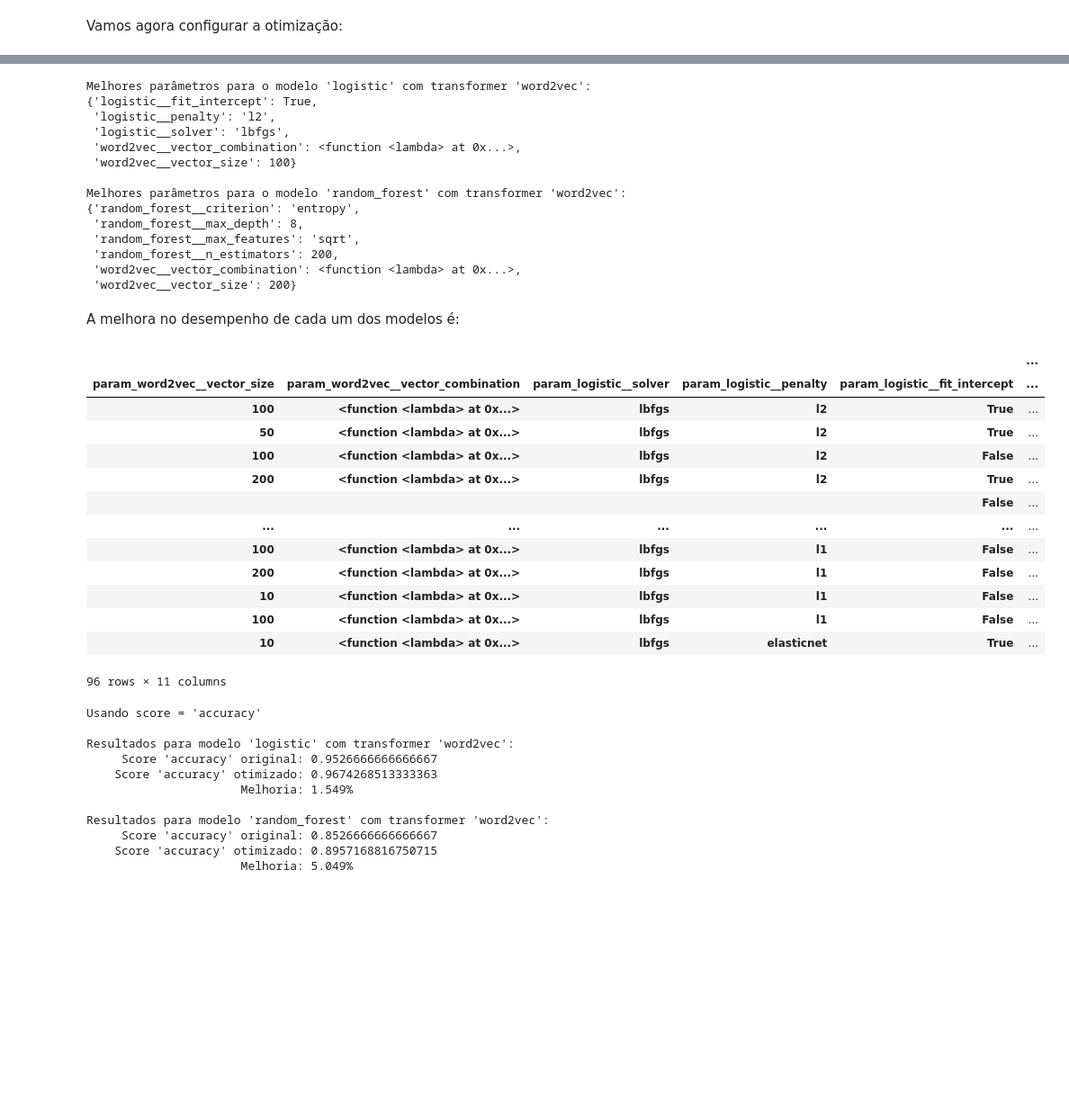
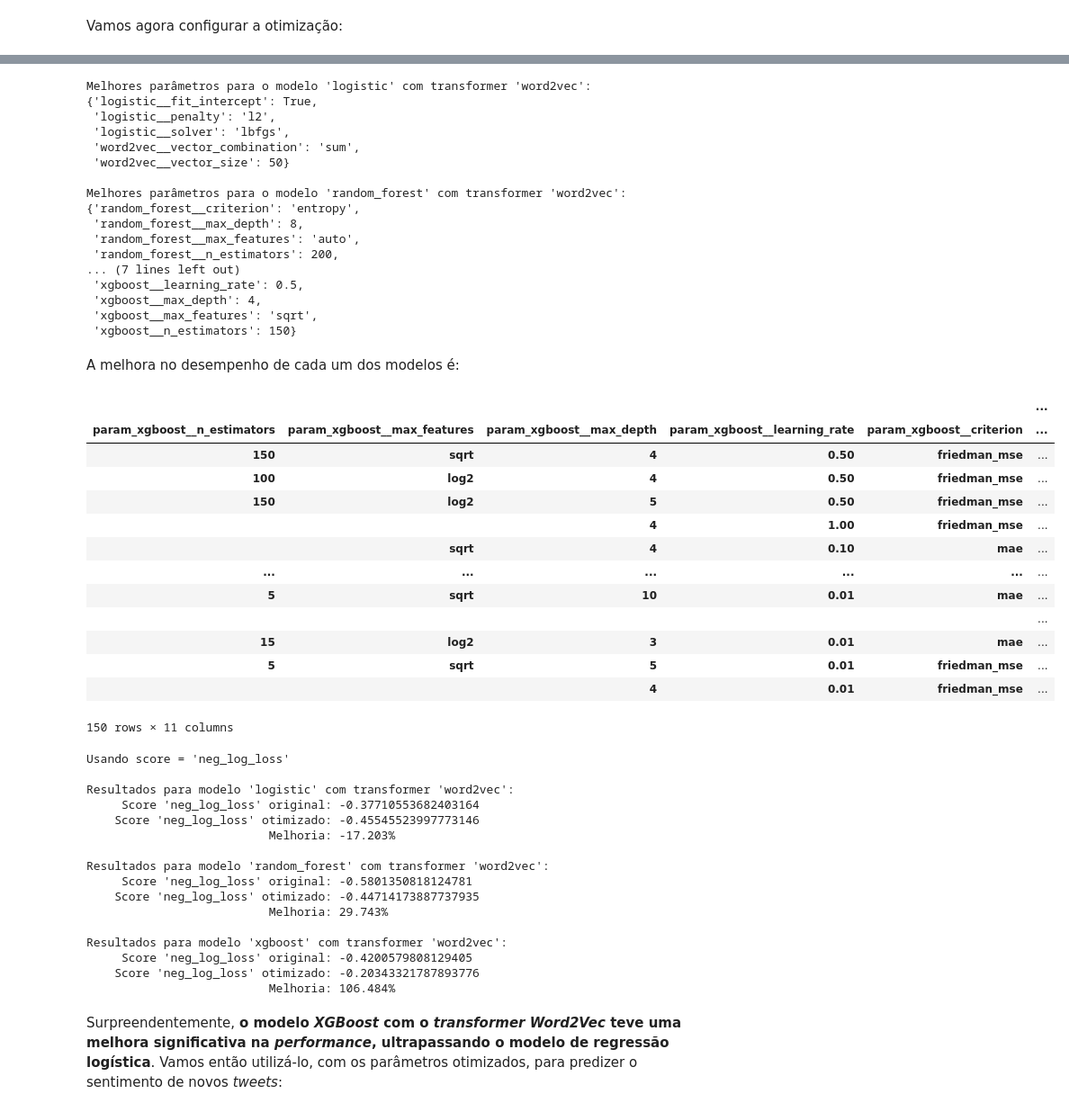
Before and after one commit to flimao/analise-sentimento-twitter, a Jupyter notebook: notebooks_models/4_train.ipynb, the cells around one changed output, grey strips where cells are left out. Shown at 90% size. Cells and saved outputs as stored; diff of their text form; code cells hidden in the pictures; blank space fills up the shorter version.

```diff
--- a/notebooks_models/4_train.ipynb
+++ b/notebooks_models/4_train.ipynb
@@ -220,7 +220,7 @@ pipeline_estimadores = {
     'logistic': LogisticRegression(random_state = random_seed),
     'random_forest': RandomForestClassifier(random_state = random_seed),
     'adaboost': AdaBoostClassifier(random_state = random_seed),
-    'xgboost': XGBClassifier(random_state = random_seed, eval_metric = 'logloss'),
+    'xgboost': XGBClassifier(random_state = random_seed, eval_metric = 'logloss', use_label_encoder = False),
 }
 # %% [markdown]
 #### Preparação do *pipeline*
@@ -456,10 +467,7 @@ otimizacoes = dict(
     ),
     word2vec = dict(
         vector_size = [10, 50, 100, 200],
-        vector_combination = [
-            lambda x: np.sum(x, axis = 0),
-            lambda x: np.mean(x, axis = 0)
-        ],
+        vector_combination = [ 'sum', 'mean' ],
     ),
     doc2vec = dict(
         vector_size = [10, 50, 100, 200],
@@ -490,7 +498,7 @@ from pprint import pprint
 
 # para cada nome de modelo a ser otimizado, haverá um dicionário com a configuração da otimização
 
-nomes_modelos = [ 'logistic.word2vec', 'random_forest.word2vec' ]
+nomes_modelos = [ 'logistic.word2vec', 'random_forest.word2vec', 'xgboost.word2vec']
 
 params = {}
 
@@ -524,7 +545,10 @@ pprint(params)
 from sklearn.model_selection import StratifiedKFold, RandomizedSearchCV
 from datetime import datetime as dt
 
-nome_score = 'accuracy'
+nome_score = 'neg_log_loss' # por que negativada? funções de perda tem seu ótimo no ponto de mínimo.
+                            # a negativação transforma o ponto ótimo no ponto de máximo,
+                            # o que é consistente com as outras métricas de desempenho
+                            # disponíveis no scikit-learn
 searchers = {}
 
 cv = StratifiedKFold(
@@ -587,16 +640,19 @@ Melhores parâmetros para o modelo 'logistic' com transformer 'word2vec':
 {'logistic__fit_intercept': True,
  'logistic__penalty': 'l2',
  'logistic__solver': 'lbfgs',
- 'word2vec__vector_combination': <function <lambda> at 0x...>,
- 'word2vec__vector_size': 100}
+ 'word2vec__vector_combination': 'sum',
+ 'word2vec__vector_size': 50}
 
 Melhores parâmetros para o modelo 'random_forest' com transformer 'word2vec':
 {'random_forest__criterion': 'entropy',
  'random_forest__max_depth': 8,
- 'random_forest__max_features': 'sqrt',
+ 'random_forest__max_features': 'auto',
  'random_forest__n_estimators': 200,
- 'word2vec__vector_combination': <function <lambda> at 0x...>,
- 'word2vec__vector_size': 200}
+... (7 lines left out)
+ 'xgboost__learning_rate': 0.5,
+ 'xgboost__max_depth': 4,
+ 'xgboost__max_features': 'sqrt',
+ 'xgboost__n_estimators': 150}
 # %% [markdown]
 A melhora no desempenho de cada um dos modelos é:
 # %%
@@ -607,22 +663,22 @@ for nome_modelo, searcher in searchers.items():
     rsdf = rsdf.set_index([ col for col in rsdf.columns if col.startswith('param_') ])
     cvresults[nome_modelo] = rsdf.sort_values(by = 'rank_test_score')
 # %%
-cvresults['logistic.word2vec']
+cvresults['xgboost.word2vec'].dropna()
 # %% [output]
 |  |  |  |  |  | ... |
-| param_word2vec__vector_size | param_word2vec__vector_combination | param_logistic__solver | param_logistic__penalty | param_logistic__fit_intercept | ... |
-| 100 | <function <lambda> at 0x...> | lbfgs | l2 | True | ... |
-| 50 | <function <lambda> at 0x...> | lbfgs | l2 | True | ... |
-| 100 | <function <lambda> at 0x...> | lbfgs | l2 | False | ... |
-| 200 | <function <lambda> at 0x...> | lbfgs | l2 | True | ... |
-|  |  |  |  | False | ... |
+| param_xgboost__n_estimators | param_xgboost__max_features | param_xgboost__max_depth | param_xgboost__learning_rate | param_xgboost__criterion | ... |
+| 150 | sqrt | 4 | 0.50 | friedman_mse | ... |
+| 100 | log2 | 4 | 0.50 | friedman_mse | ... |
+| 150 | log2 | 5 | 0.50 | friedman_mse | ... |
+|  |  | 4 | 1.00 | friedman_mse | ... |
+|  | sqrt | 4 | 0.10 | mae | ... |
 | ... | ... | ... | ... | ... | ... |
-| 100 | <function <lambda> at 0x...> | lbfgs | l1 | False | ... |
-| 200 | <function <lambda> at 0x...> | lbfgs | l1 | False | ... |
-| 10 | <function <lambda> at 0x...> | lbfgs | l1 | False | ... |
-| 100 | <function <lambda> at 0x...> | lbfgs | l1 | False | ... |
-| 10 | <function <lambda> at 0x...> | lbfgs | elasticnet | True | ... |
+| 5 | sqrt | 10 | 0.01 | mae | ... |
+|  |  |  |  |  | ... |
+| 15 | log2 | 3 | 0.01 | mae | ... |
+| 5 | sqrt | 5 | 0.01 | friedman_mse | ... |
+|  |  | 4 | 0.01 | friedman_mse | ... |
-96 rows × 11 columns
+150 rows × 11 columns
 # %%
 from sklearn.metrics import SCORERS
 
@@ -660,14 +716,21 @@ for nome_modelo in nomes_modelos:
     print(f"{frase_melhoria:>{ncaract}s}: {melhoria:.3%}")
     print('')
 # %% [output]
-Usando score = 'accuracy'
+Usando score = 'neg_log_loss'
 
 Resultados para modelo 'logistic' com transformer 'word2vec':
-     Score 'accuracy' original: 0.9526666666666667
-    Score 'accuracy' otimizado: 0.9674268513333363
-                      Melhoria: 1.549%
+     Score 'neg_log_loss' original: -0.37710553682403164
+    Score 'neg_log_loss' otimizado: -0.45545523997773146
+                          Melhoria: -17.203%
 
 Resultados para modelo 'random_forest' com transformer 'word2vec':
-     Score 'accuracy' original: 0.8526666666666667
-    Score 'accuracy' otimizado: 0.8957168816750715
-                      Melhoria: 5.049%
+     Score 'neg_log_loss' original: -0.5801350818124781
+    Score 'neg_log_loss' otimizado: -0.44714173887737935
+                          Melhoria: 29.743%
+
+Resultados para modelo 'xgboost' com transformer 'word2vec':
+     Score 'neg_log_loss' original: -0.4200579808129405
+    Score 'neg_log_loss' otimizado: -0.20343321787893776
+                          Melhoria: 106.484%
+# %% [markdown]
+Surpreendentemente, **o modelo *XGBoost* com o *transformer* *Word2Vec* teve uma melhora significativa na *performance*, ultrapassando o modelo de regressão logística**. Vamos então utilizá-lo, com os parâmetros otimizados, para predizer o sentimento de novos *tweets*:
```
Also changed, not shown: parts of 15 cells of this notebook.
